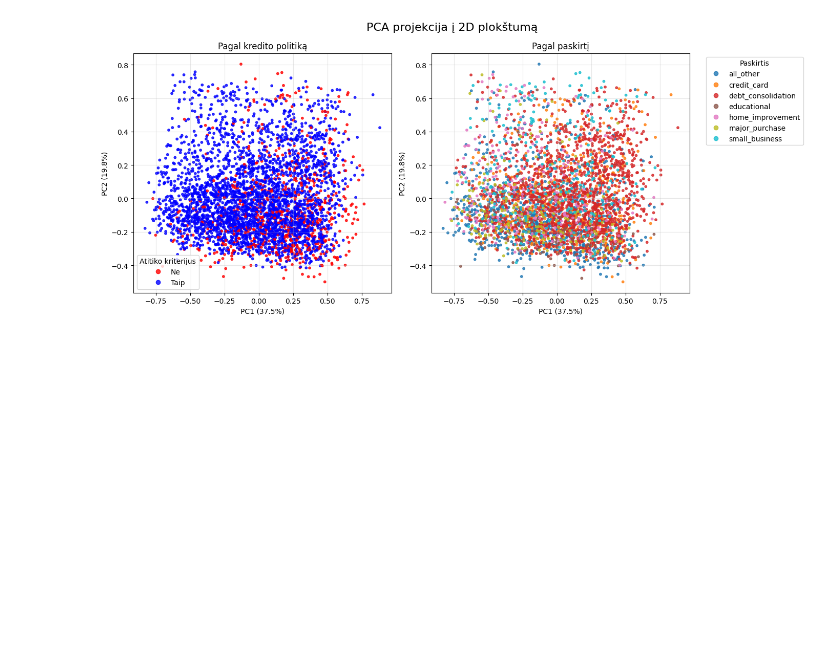
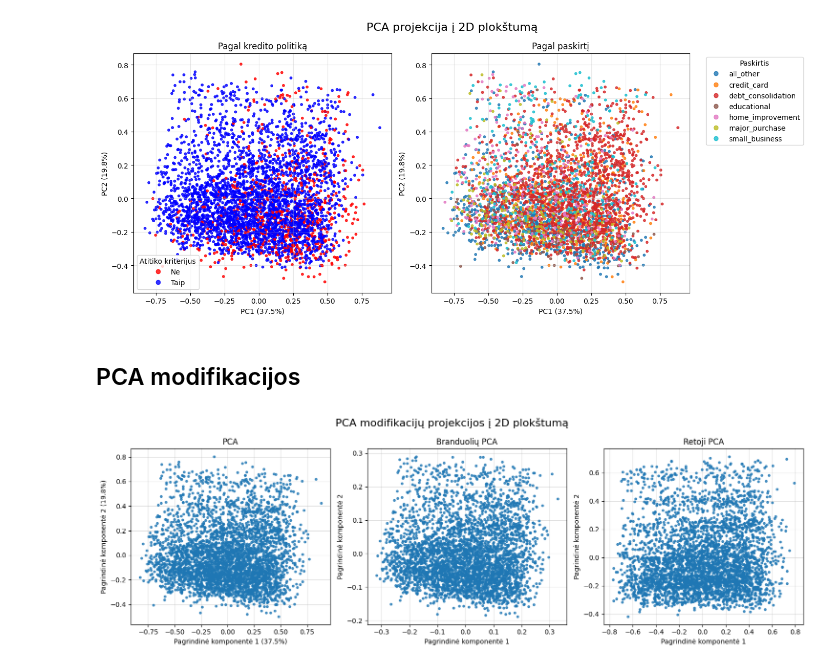
Before and after one commit to EvelinaDu/Papildomi_duomenu_vizualizavimo_skyriai, a Jupyter notebook: 2_laboratorinis/main.ipynb, the cells around one changed output. Saved outputs shown, nothing was run; the diff lists cells and outputs as text; code cells hidden in the pictures; blank space fills up the shorter version.

```diff
--- a/2_laboratorinis/main.ipynb
+++ b/2_laboratorinis/main.ipynb
@@ -121,3 +123,40 @@ plt.tight_layout()
 plt.show()
 # %% [output]
 [figure]
+# %% [markdown]
+## PCA modifikacijos
+# %%
+kernel_pca = KernelPCA(n_components=2, kernel='rbf')
+KPCA = kernel_pca.fit_transform(min_max_data)
+# %%
+sparce_pca = SparsePCA(n_components=2)
+SPCA = sparce_pca.fit_transform(min_max_data)
+# %%
+fig, (ax1, ax2, ax3) = plt.subplots(1, 3, figsize=(15,5))
+
+ax1.scatter(PCA_transformed_data[:, 0], PCA_transformed_data[:, 1], alpha=0.8, s=10)
+ax1.set_title("PCA")
+ax1.set_xlabel(f"Pagrindinė komponentė 1 ({PCA_variance_data_proc[0]}%)")
+ax1.set_ylabel(f"Pagrindinė komponentė 2 ({PCA_variance_data_proc[1]}%)")
+ax1.grid(alpha=0.4)
+ax1.set_axisbelow(True)
+
+ax2.scatter(KPCA[:, 0], KPCA[:, 1], alpha=0.8, s=10)
+ax2.set_title("Branduolių PCA")
+ax2.set_xlabel(f"Pagrindinė komponentė 1")
+ax2.set_ylabel(f"Pagrindinė komponentė 2")
+ax2.grid(alpha=0.4)
+ax2.set_axisbelow(True)
+
+ax3.scatter(SPCA[:, 0], SPCA[:, 1], alpha=0.8, s=10)
+ax3.set_title("Retoji PCA")
+ax3.set_xlabel(f"Pagrindinė komponentė 1")
+ax3.set_ylabel(f"Pagrindinė komponentė 2")
+ax3.grid(alpha=0.4)
+ax3.set_axisbelow(True)
+
+plt.suptitle("PCA modifikacijų projekcijos į 2D plokštumą", fontsize=16)
+plt.tight_layout()
+plt.show()
+# %% [output]
+[figure, added]
```
Also changed, not shown: parts of 1 cell of this notebook.
